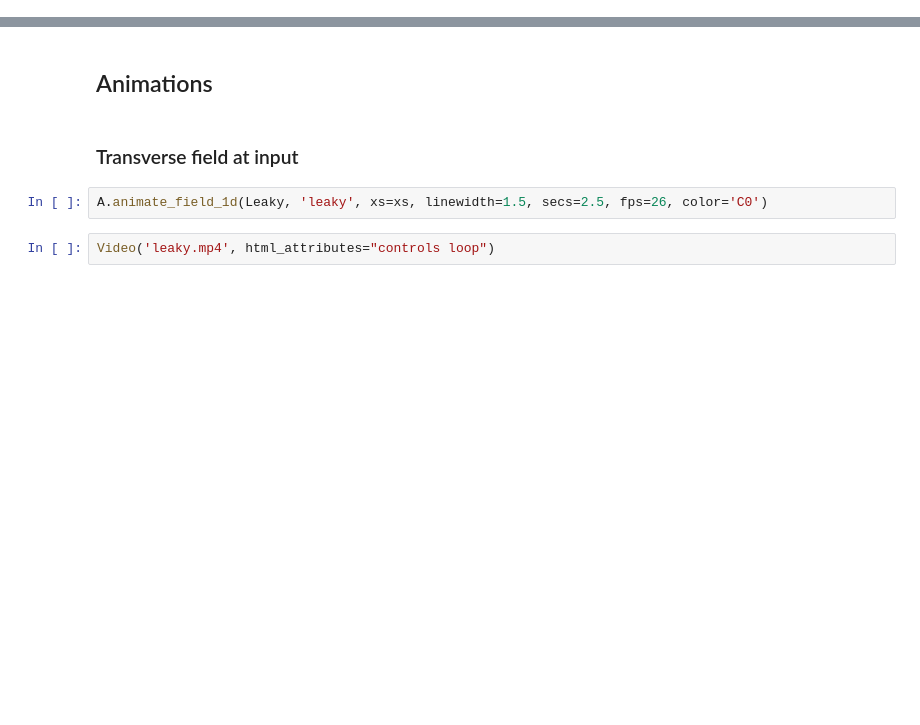
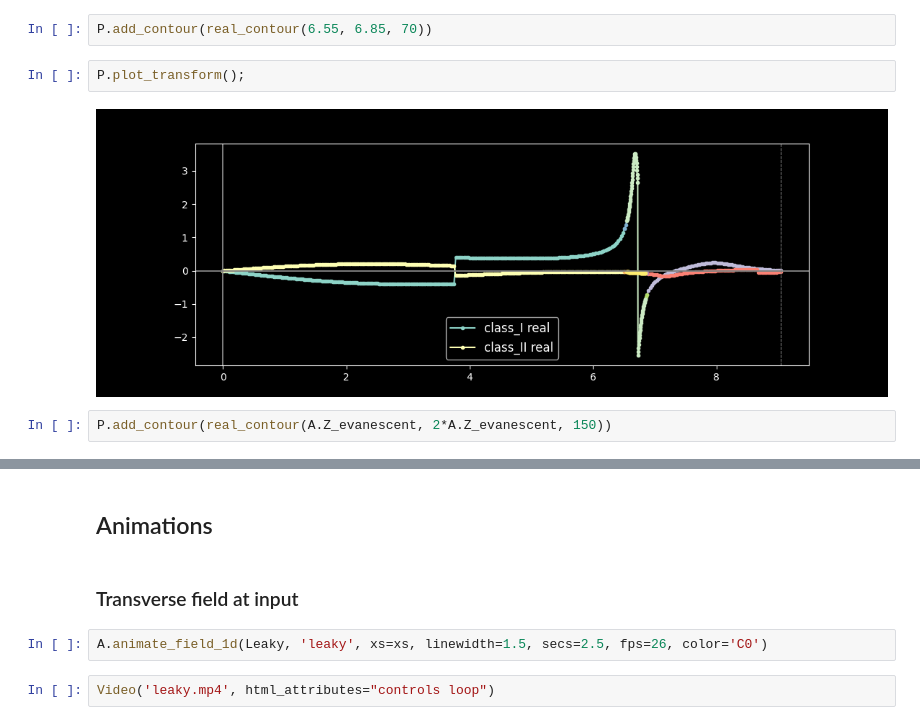
Before and after one commit to pumpkinpieter/slabguide, a Jupyter notebook: examples/AntiGuide.ipynb, the cells around one changed output, grey strips where cells are left out. Cells and saved outputs as stored; diff of their text form; blank space fills up the shorter version.

```diff
--- a/examples/AntiGuide.ipynb
+++ b/examples/AntiGuide.ipynb
@@ -212,0 +55,8 @@ ax3.set_title('Norm of Difference')
+# %%
+P.add_contour(real_contour(6.55, 6.85, 70))
+# %%
+P.plot_transform();
+# %% [output]
+[figure, added]
+# %%
+P.add_contour(real_contour(A.Z_evanescent, 2*A.Z_evanescent, 150))
```
Also changed, not shown: parts of 64 cells of this notebook, 5 other files.
